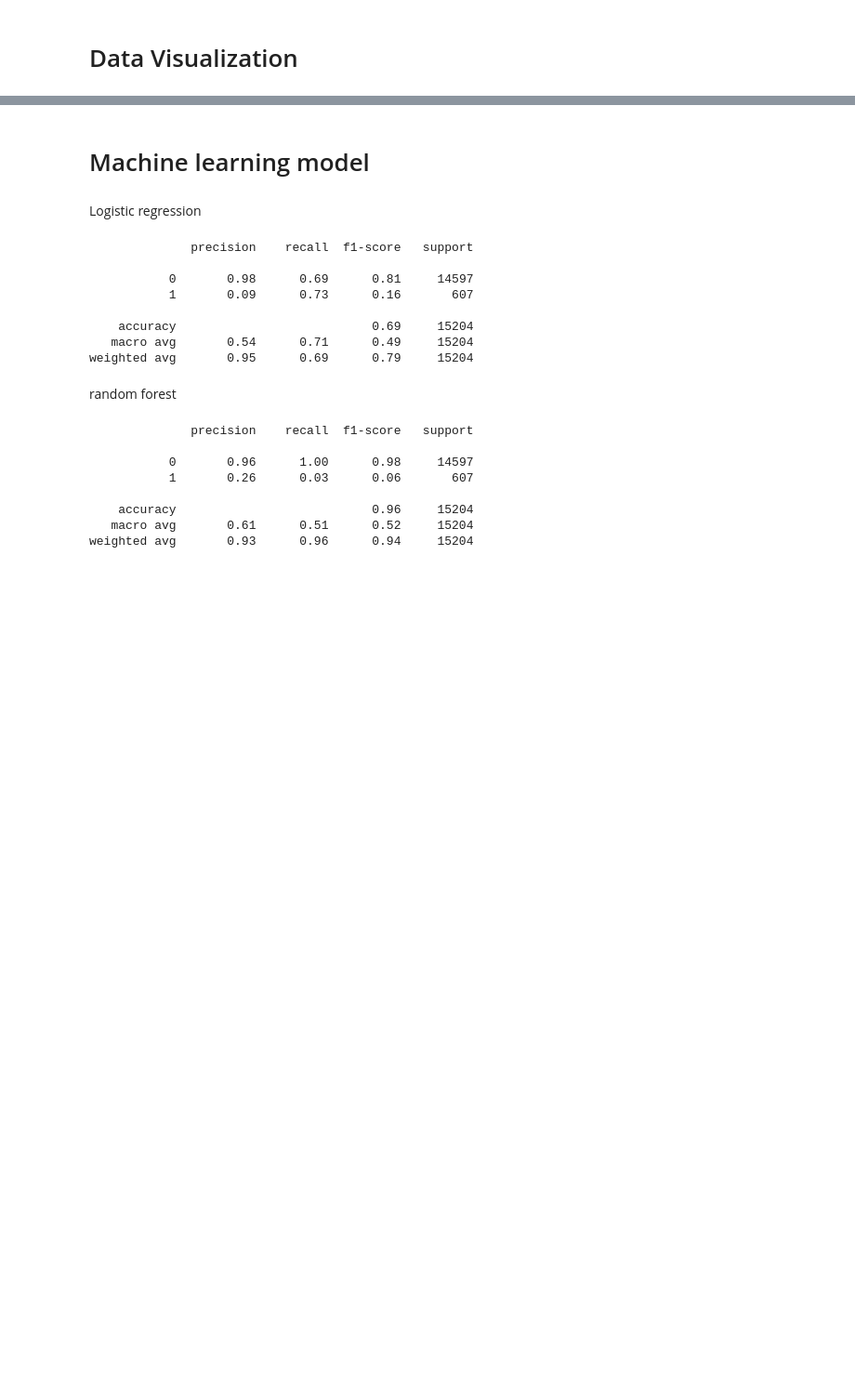
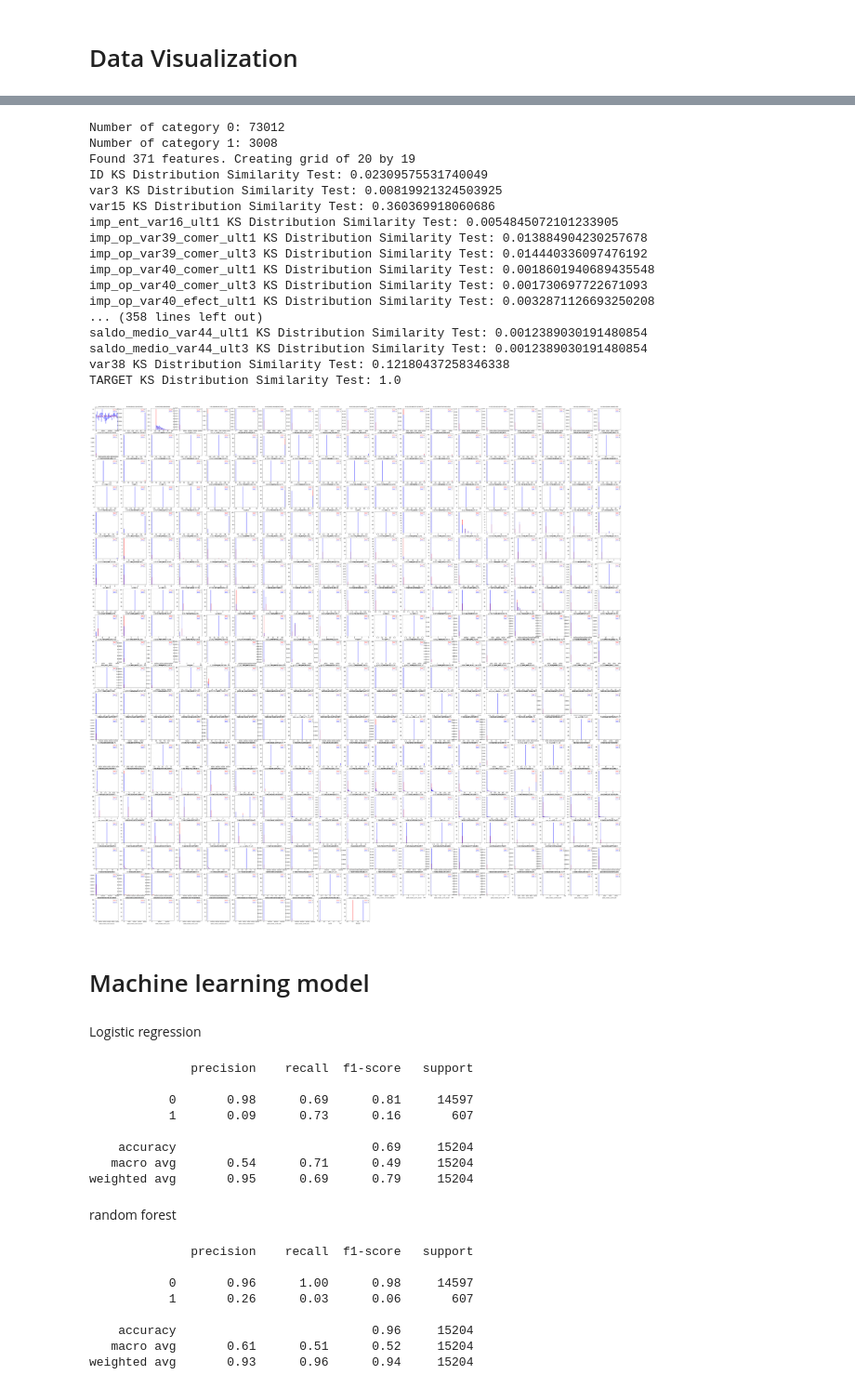
Before and after one commit to randolphwanjiru/DSP4380, a Jupyter notebook: Tabular/Customer Satisification.ipynb, the cells around one changed output, grey strips where cells are left out. Shown at 93% size. Saved outputs shown, nothing was run; the diff lists cells and outputs as text; code cells hidden in the pictures; blank space fills up the shorter version.

```diff
--- a/Tabular/Customer Satisification.ipynb
+++ b/Tabular/Customer Satisification.ipynb
@@ -179,3 +105,77 @@ for col in df_subset.select_dtypes(include=['number']).columns:
+# %%
+import math
+import pandas as pd
+import scipy.stats
+import matplotlib.pyplot as plt
+
+train_data = pd.read_csv('train.csv')
+
+def compare_features_binary(d, logscale=False):
+    # Get the target variable
+    target = d["TARGET"]
+
+    # Check if the target variable is a column name or an array of target values
+    if isinstance(target, str):
+        # Assuming target is the column name
+        df_0 = d["Training"][d["Training"][target] == 0]
+        df_1 = d["Training"][d["Training"][target] == 1]
+    else:
+        # Assuming target is an array of target values
+        df_0 = d["Training"].loc[target == 0]
+        df_1 = d["Training"].loc[target == 1]
+
+    print("Number of category 0:", df_0.shape[0])
+    print("Number of category 1:", df_1.shape[0])
+
+    # Make a grid of plots
+    N_Features = d["Training"].shape[1]
+    N_X = math.ceil(math.sqrt(N_Features))
+    N_Y = math.floor(math.sqrt(N_Features))
+    if N_X * N_Y < N_Features:
+        N_Y += 1
+
+    print("Found", N_Features, "features. Creating grid of", N_X, "by", N_Y)
+
+    # Increase the size of individual plots
+    plt.figure(figsize=(80, 80))
+
+    for i, column in enumerate(df_0.columns):
+        KS_test = scipy.stats.kstest(df_0[column], df_1[column]).statistic
+        print(column, "KS Distribution Similarity Test:", KS_test)
+
+        plt.subplot(N_X, N_Y, i + 1)
+        plt.title(str(KS_test))
+        if logscale:
+            plt.yscale("log")
+        plt.hist(df_0[column], bins=100, histtype="step", color="red", label="0", density=1, stacked=True)
+        plt.hist(df_1[column], bins=100, histtype="step", color="blue", label="1", density=1, stacked=True)
+        plt.legend()
+        plt.xlabel(column)
+
+    plt.show()
+
+# Example usage:
+d = {"Training": train_data, "TARGET": "TARGET"}
+compare_features_binary(d)
+# %% [output]
+Number of category 0: 73012
+Number of category 1: 3008
+Found 371 features. Creating grid of 20 by 19
+ID KS Distribution Similarity Test: 0.02309575531740049
+var3 KS Distribution Similarity Test: 0.00819921324503925
+var15 KS Distribution Similarity Test: 0.360369918060686
+imp_ent_var16_ult1 KS Distribution Similarity Test: 0.0054845072101233905
+imp_op_var39_comer_ult1 KS Distribution Similarity Test: 0.013884904230257678
+imp_op_var39_comer_ult3 KS Distribution Similarity Test: 0.014440336097476192
+imp_op_var40_comer_ult1 KS Distribution Similarity Test: 0.0018601940689435548
+imp_op_var40_comer_ult3 KS Distribution Similarity Test: 0.001730697722671093
+imp_op_var40_efect_ult1 KS Distribution Similarity Test: 0.0032871126693250208
+... (358 lines left out)
+saldo_medio_var44_ult1 KS Distribution Similarity Test: 0.0012389030191480854
+saldo_medio_var44_ult3 KS Distribution Similarity Test: 0.0012389030191480854
+var38 KS Distribution Similarity Test: 0.12180437258346338
+TARGET KS Distribution Similarity Test: 1.0
+[figure, added]
 # %% [markdown]
 # Machine learning model
 # %% [markdown]
```
Also changed, not shown: parts of 6 cells of this notebook.
